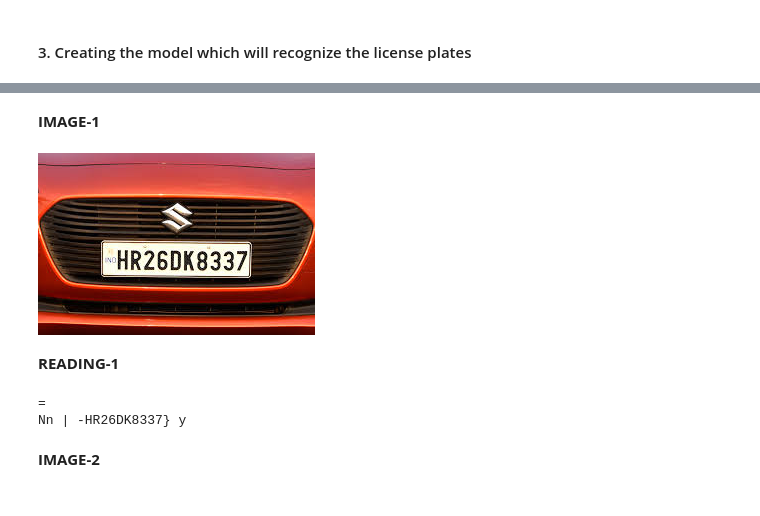
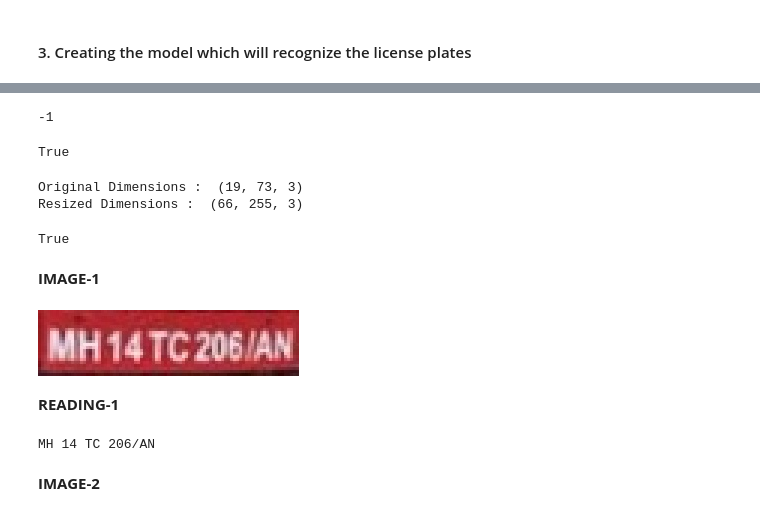
Before and after one commit to SwarnenduGanguli25/Vehicle_Number_Plate_Recognition, a Jupyter notebook: OCR_Using_Pytesseract.ipynb, the cells around one changed output, grey strips where cells are left out. Cells and saved outputs as stored; diff of their text form; code cells hidden in the pictures.

```diff
--- a/OCR_Using_Pytesseract.ipynb
+++ b/OCR_Using_Pytesseract.ipynb
@@ -23,18 +148,53 @@ def ocr_model(x):
+# %%
+warped = four_point_transform(image, pts)
+cv2.imshow("Original", image)
+cv2.imshow("Warped", warped)
+cv2.waitKey(0)
+# %% [output]
+-1
+# %%
+cv2.imwrite("cut4.jpg", warped)
+# %% [output]
+True
+# %%
+img = cv2.imread('cut4.jpg', cv2.IMREAD_UNCHANGED)
+
+print('Original Dimensions : ',img.shape)
+
+scale_percent = 350 # percent of original size
+width = int(img.shape[1] * scale_percent / 100)
+height = int(img.shape[0] * scale_percent / 100)
+dim = (width, height)
+
+# resize image
+resized = cv2.resize(img, dim, interpolation = cv2.INTER_AREA)
+
+print('Resized Dimensions : ',resized.shape)
+
+cv2.imshow("Resized image", resized)
+cv2.waitKey(0)
+cv2.destroyAllWindows()
+# %% [output]
+Original Dimensions :  (19, 73, 3)
+Resized Dimensions :  (66, 255, 3)
+# %%
+cv2.imwrite("cut4_resized.jpg", resized)
+# %% [output]
+True
 # %% [markdown]
 **IMAGE-1**
 # %%
 from IPython.display import Image
-Image('demo1.jpg')
+Image('cut1_resized.jpg')
 # %% [output]
-[figure, old version]
+[figure, new version]
 # %% [markdown]
 **READING-1**
 # %%
 from PIL import Image
-ocr_model('demo1.jpg')
+ocr_model('cut1_resized.jpg')
 # %% [output]
-=
-Nn | -HR26DK8337} y
+MH 14 TC 206/AN
 # %% [markdown]
 **IMAGE-2**
 # %%
```
Also changed, not shown: parts of 12 cells of this notebook.
